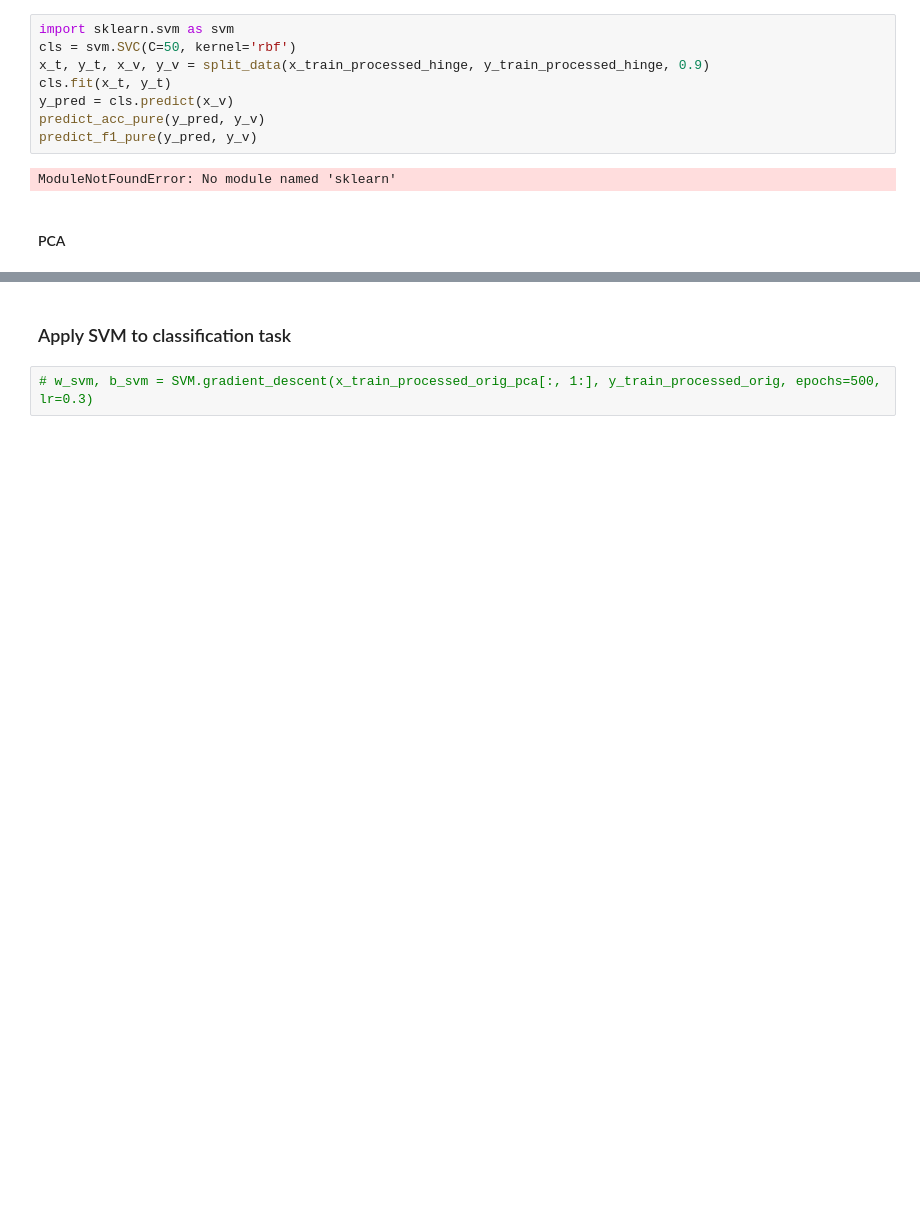
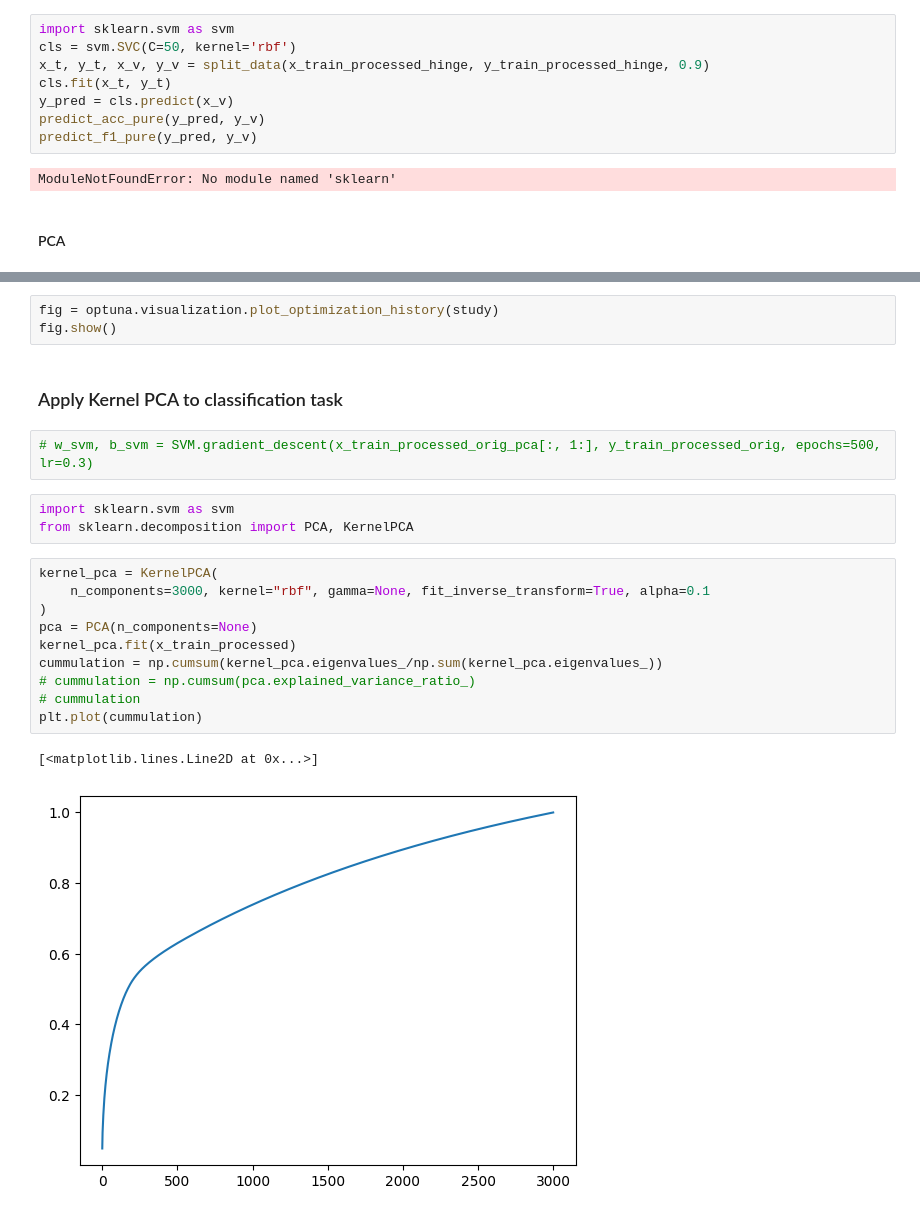
Before and after one commit to Ivonne320/ML_proj, a Jupyter notebook: project1/data_glance.ipynb, the cells around one changed output, grey strips where cells are left out. Drawn from its saved outputs; the diff is of its cells as text; blank space fills up the shorter version.

```diff
--- a/project1/data_glance.ipynb
+++ b/project1/data_glance.ipynb
@@ -392,4 +492,23 @@ The recall is: 0.6667
+# %%
+fig = optuna.visualization.plot_optimization_history(study)
+fig.show()
 # %% [markdown]
-### Apply SVM to classification task
+### Apply Kernel PCA to classification task
 # %%
 # w_svm, b_svm = SVM.gradient_descent(x_train_processed_orig_pca[:, 1:], y_train_processed_orig, epochs=500, lr=0.3)
+# %%
+import sklearn.svm as svm
+from sklearn.decomposition import PCA, KernelPCA
+# %%
+kernel_pca = KernelPCA(
+    n_components=3000, kernel="rbf", gamma=None, fit_inverse_transform=True, alpha=0.1
+)
+pca = PCA(n_components=None)
+kernel_pca.fit(x_train_processed)
+cummulation = np.cumsum(kernel_pca.eigenvalues_/np.sum(kernel_pca.eigenvalues_))
+# cummulation = np.cumsum(pca.explained_variance_ratio_)
+# cummulation
+plt.plot(cummulation)
+# %% [output]
+[<matplotlib.lines.Line2D at 0x...>]
+[figure, added]
```
Also changed, not shown: parts of 20 cells of this notebook, 3 other files.
